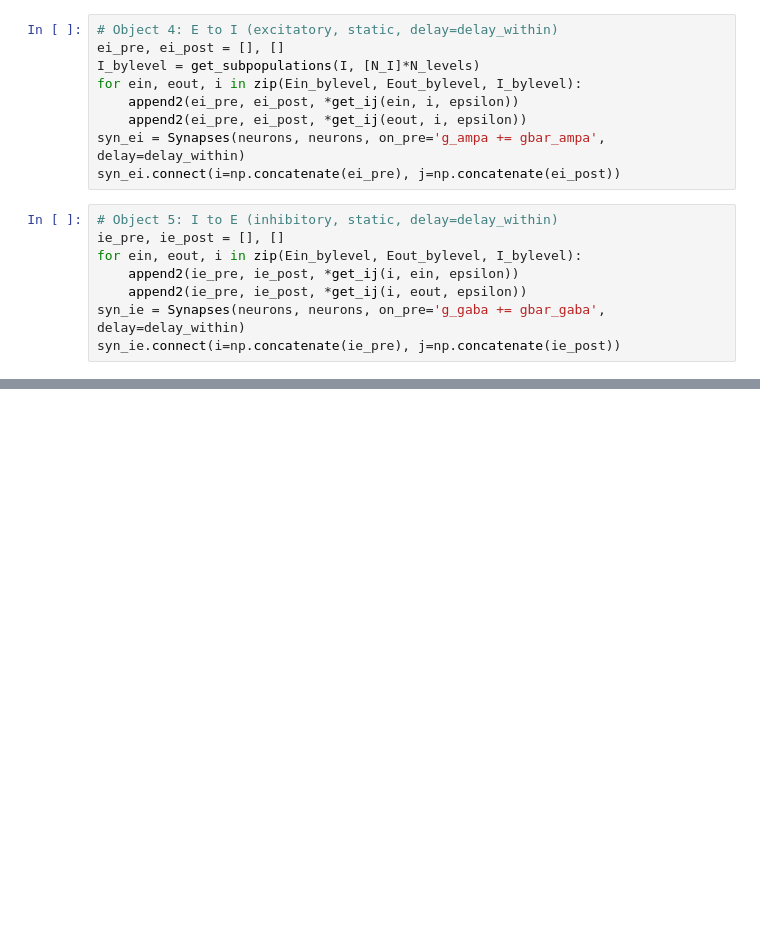
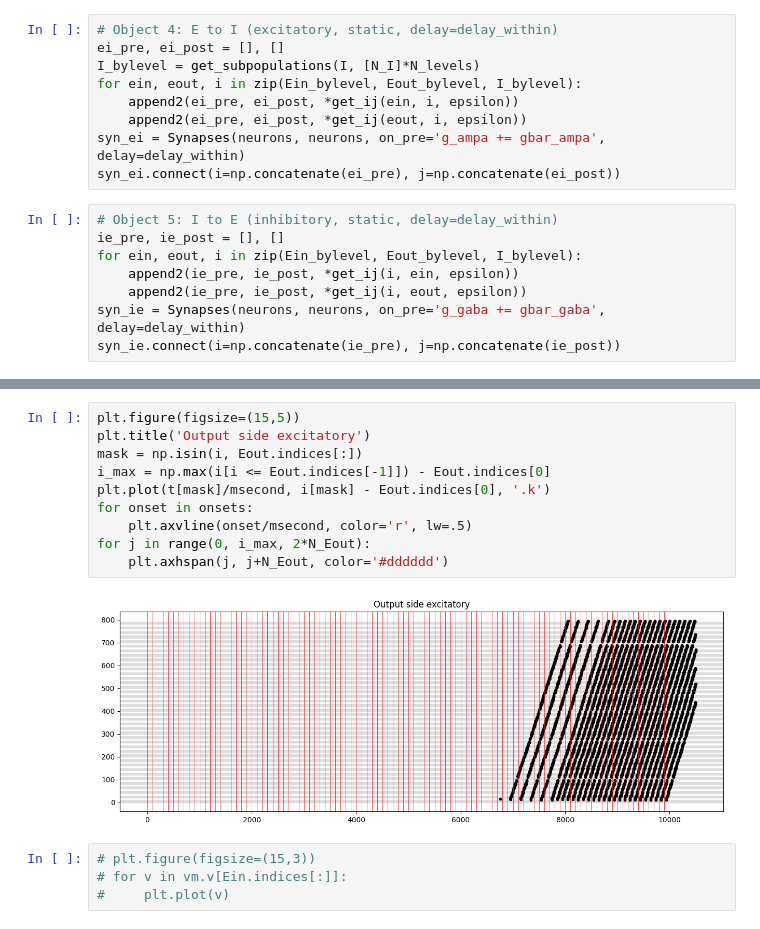
Before and after one commit to kernfel/ztime, a Jupyter notebook: model1.ipynb, the cells around one changed output, grey strips where cells are left out. Cells and saved outputs as stored; diff of their text form; blank space fills up the shorter version.

```diff
--- a/model1.ipynb
+++ b/model1.ipynb
@@ -150,0 +191,16 @@ run(1*msecond)
+# %%
+plt.figure(figsize=(15,5))
+plt.title('Output side excitatory')
+mask = np.isin(i, Eout.indices[:])
+i_max = np.max(i[i <= Eout.indices[-1]]) - Eout.indices[0]
+plt.plot(t[mask]/msecond, i[mask] - Eout.indices[0], '.k')
+for onset in onsets:
+    plt.axvline(onset/msecond, color='r', lw=.5)
+for j in range(0, i_max, 2*N_Eout):
+    plt.axhspan(j, j+N_Eout, color='#dddddd')
+# %% [output]
+[figure, added]
+# %%
+# plt.figure(figsize=(15,3))
+# for v in vm.v[Ein.indices[:]]:
+#     plt.plot(v)
```
Also changed, not shown: parts of 10 cells of this notebook.
